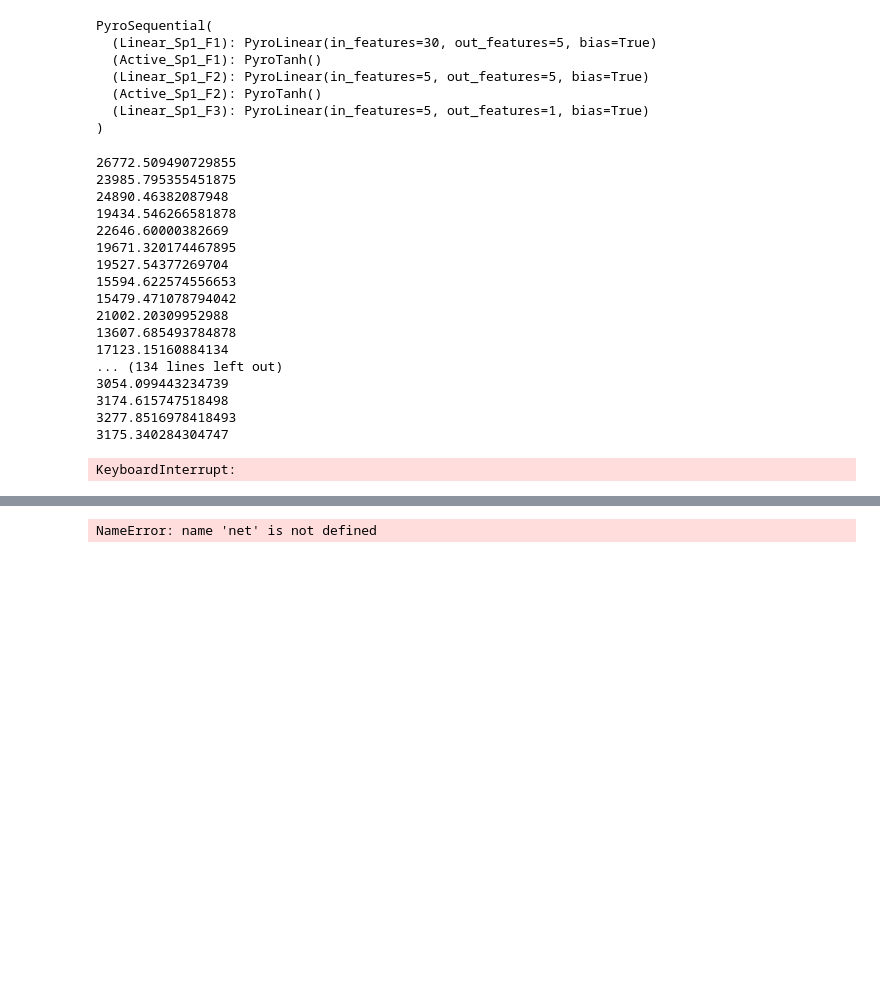
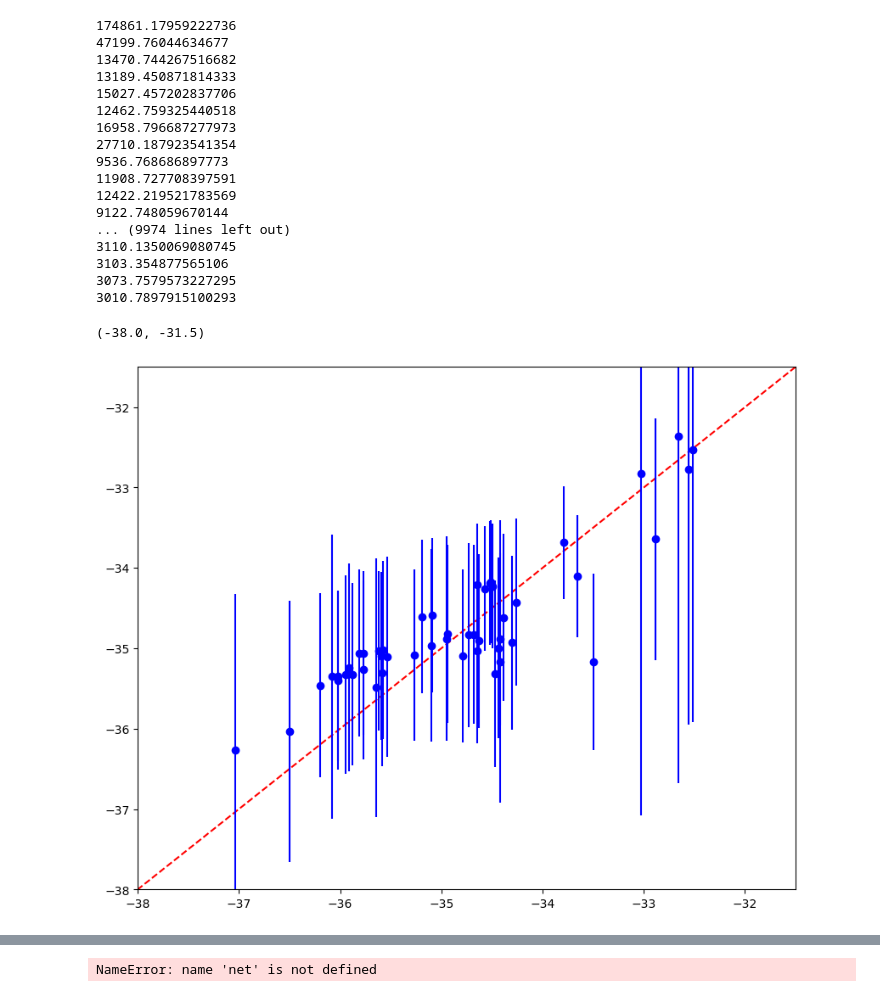
Before and after one commit to farrisric/aenet-PyTorch, a Jupyter notebook: src/bayesian_test.ipynb, the cells around one changed output, grey strips where cells are left out. Cells and saved outputs as stored; diff of their text form; code cells hidden in the pictures; blank space fills up the shorter version.

Commit message:
added bayesian test script

```diff
--- a/src/bayesian_test.ipynb
+++ b/src/bayesian_test.ipynb
@@ -23,10 +23,10 @@ from py_aeio import *
 # %%
 device = "cpu"
 # %%
-tin_file = "../../../BayesianNN/AenetBayesian/train.in"
+tin_file = "/nethome/farri002/mlp-pt-au-o-h/ml-construction/PdO/desc-20-8/NN-20-20/train.in"
 tin = read_train_in(tin_file)
 torch.manual_seed(tin.pytorch_seed)
 np.random.seed(tin.numpy_seed)
 if tin.verbose: io_input_reading(tin)
-tin.train_file = '../../../BayesianNN/AenetBayesian/data.train.ascii'
-tin.train_forces_file = '../../../BayesianNN/AenetBayesian/data.train.forces'
+tin.train_file = '/nethome/farri002/mlp-pt-au-o-h/ml-construction/PdO/desc-20-8/data.train.ascii'
+tin.train_forces_file = '/nethome/farri002/mlp-pt-au-o-h/ml-construction/PdO/desc-20-8/data.train.forces'
@@ -201,41 +151,30 @@ AutoDiagonalNormal()
-# %%
-model.functions[0]
-# %% [output]
-PyroSequential(
-  (Linear_Sp1_F1): PyroLinear(in_features=30, out_features=5, bias=True)
-  (Active_Sp1_F1): PyroTanh()
-  (Linear_Sp1_F2): PyroLinear(in_features=5, out_features=5, bias=True)
-  (Active_Sp1_F2): PyroTanh()
-  (Linear_Sp1_F3): PyroLinear(in_features=5, out_features=1, bias=True)
-)
 # %%
 from pyro.infer import SVI, Trace_ELBO
 
 pyro.clear_param_store()
 adam = pyro.optim.Adam({"lr": 0.05})
-svi = SVI(bnn, guide, adam, loss=Trace_ELBO())
+svi = SVI(bayesian_net, guide, adam, loss=Trace_ELBO())
 for x in range(10000):
     if x % 1000:
         print(svi.step(grp_descrp, logic_reduce, grp_energy))
 # %% [output]
-26772.509490729855
-23985.795355451875
-24890.46382087948
-19434.546266581878
-22646.60000382669
-19671.320174467895
-19527.54377269704
-15594.622574556653
-15479.471078794042
-21002.20309952988
-13607.685493784878
-17123.15160884134
-... (134 lines left out)
-3054.099443234739
-3174.615747518498
-3277.8516978418493
-3175.340284304747
+174861.17959222736
+47199.76044634677
+13470.744267516682
+13189.450871814333
+15027.457202837706
+12462.759325440518
+16958.796687277973
+27710.187923541354
+9536.768686897773
+11908.727708397591
+12422.219521783569
+9122.748059670144
+... (9974 lines left out)
+3110.1350069080745
+3103.354877565106
+3073.7579573227295
+3010.7897915100293
-KeyboardInterrupt:
 # %%
 from pyro.infer import Predictive
 
@@ -256,4 +195,29 @@ predictive = Predictive(bnn, guide=guide, num_samples=800,
 
 samples = predictive(grp_descrp, logic_reduce)
 mu = summary(samples)
+# %%
+import numpy as np
+import matplotlib.pyplot as plt
+i = 0
+fig, ax = plt.subplots(1,1, figsize=(10,8))
+x = np.linspace(-100,100,1000)
+ax.plot(x,x, '--r')
+for y_pred, y_std, y in zip(mu['_RETURN']['mean'], mu['_RETURN']['std'], grp_energy):
+    #plt.scatter(y, y_pred, color='b')
+    ax.errorbar(y, y_pred,fmt='o', c='blue', yerr=y_std)
+    #ax[1].errorbar(y_pred, y,fmt='o', c='red', xerr=y_std)
+    i += 1
+
+    if i == 50:
+        break
+
+ax.set_ylim(-38,-31.5)
+ax.set_xlim(-38,-31.5)
+
+
+#ax[1].set_ylim(-39,-31)
+#ax[1].set_xlim(-39,-31)
+# %% [output]
+(-38.0, -31.5)
+[figure, added]
 # %%
```
Also changed, not shown: parts of 7 cells of this notebook.
